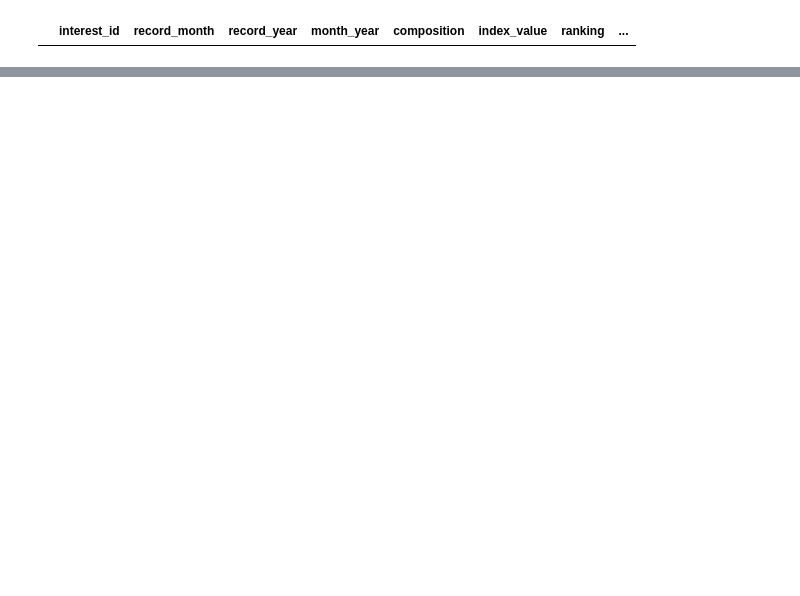
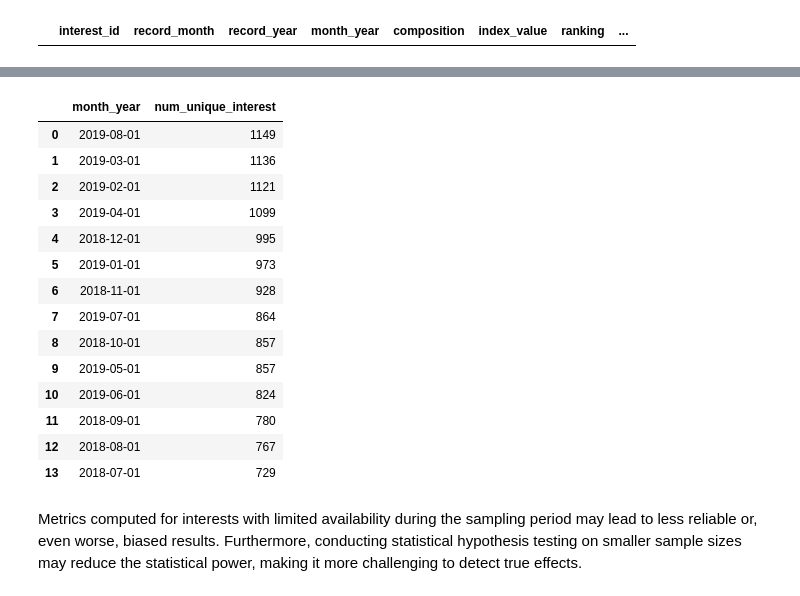
Before and after one commit to yangwu1227/sql-case-studies, a Jupyter notebook: case_studies/fresh_segments/notebooks/business_questions.ipynb, the cells around one changed output, grey strips where cells are left out. Cells and saved outputs as stored; diff of their text form; code cells hidden in the pictures; blank space fills up the shorter version.

```diff
--- a/case_studies/fresh_segments/notebooks/business_questions.ipynb
+++ b/case_studies/fresh_segments/notebooks/business_questions.ipynb
@@ -537,0 +719,32 @@ athena.query(database=database, query=query, ctas_approach=ctas_approach)
+# %%
+query = """
+SELECT
+    month_year,
+    COUNT(DISTINCT interest_id) AS num_unique_interest
+FROM
+    fresh_segments.interest_metrics
+GROUP BY
+    month_year
+ORDER BY
+    num_unique_interest DESC;
+"""
+
+athena.query(database=database, query=query, ctas_approach=ctas_approach)
+# %% [output]
+|  | month_year | num_unique_interest |
+| 0 | 2019-08-01 | 1149 |
+| 1 | 2019-03-01 | 1136 |
+| 2 | 2019-02-01 | 1121 |
+| 3 | 2019-04-01 | 1099 |
+| 4 | 2018-12-01 | 995 |
+| 5 | 2019-01-01 | 973 |
+| 6 | 2018-11-01 | 928 |
+| 7 | 2019-07-01 | 864 |
+| 8 | 2018-10-01 | 857 |
+| 9 | 2019-05-01 | 857 |
+| 10 | 2019-06-01 | 824 |
+| 11 | 2018-09-01 | 780 |
+| 12 | 2018-08-01 | 767 |
+| 13 | 2018-07-01 | 729 |
+# %% [markdown]
+Metrics computed for interests with limited availability during the sampling period may lead to less reliable or, even worse, biased results. Furthermore, conducting statistical hypothesis testing on smaller sample sizes may reduce the statistical power, making it more challenging to detect true effects.
```
Also changed, not shown: parts of 19 cells of this notebook, 1 other file.
